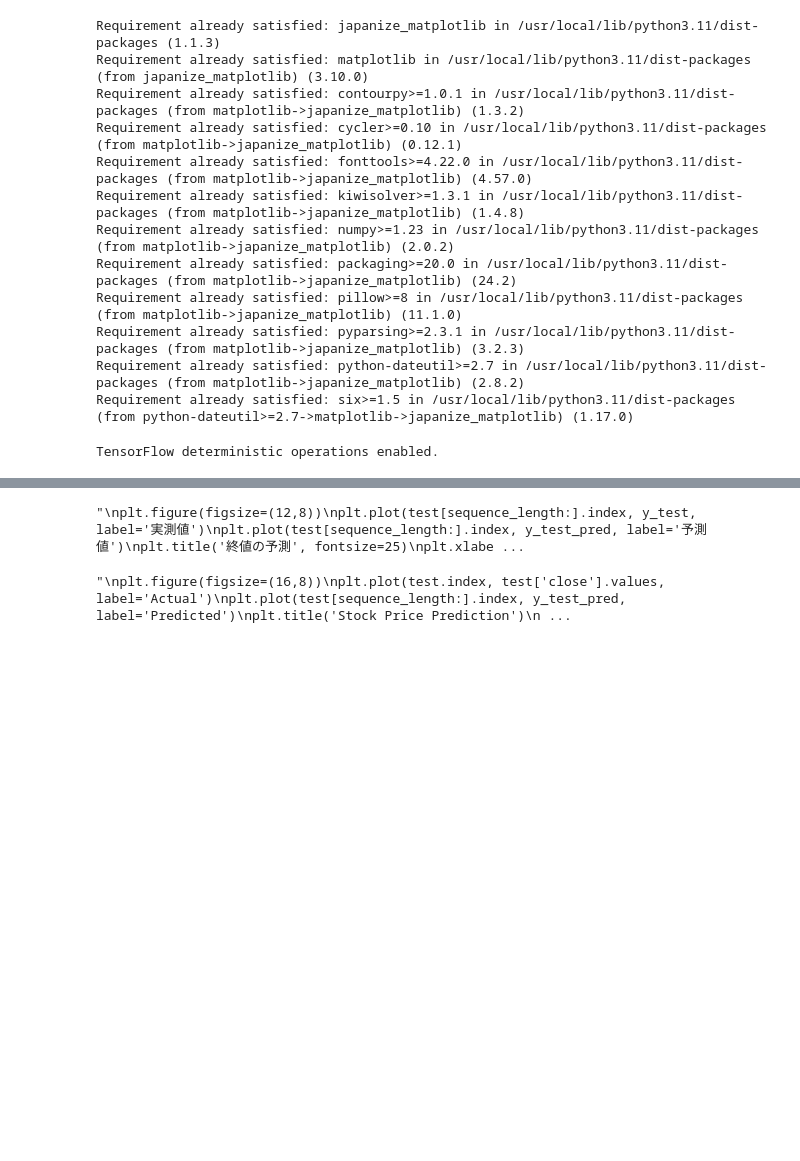
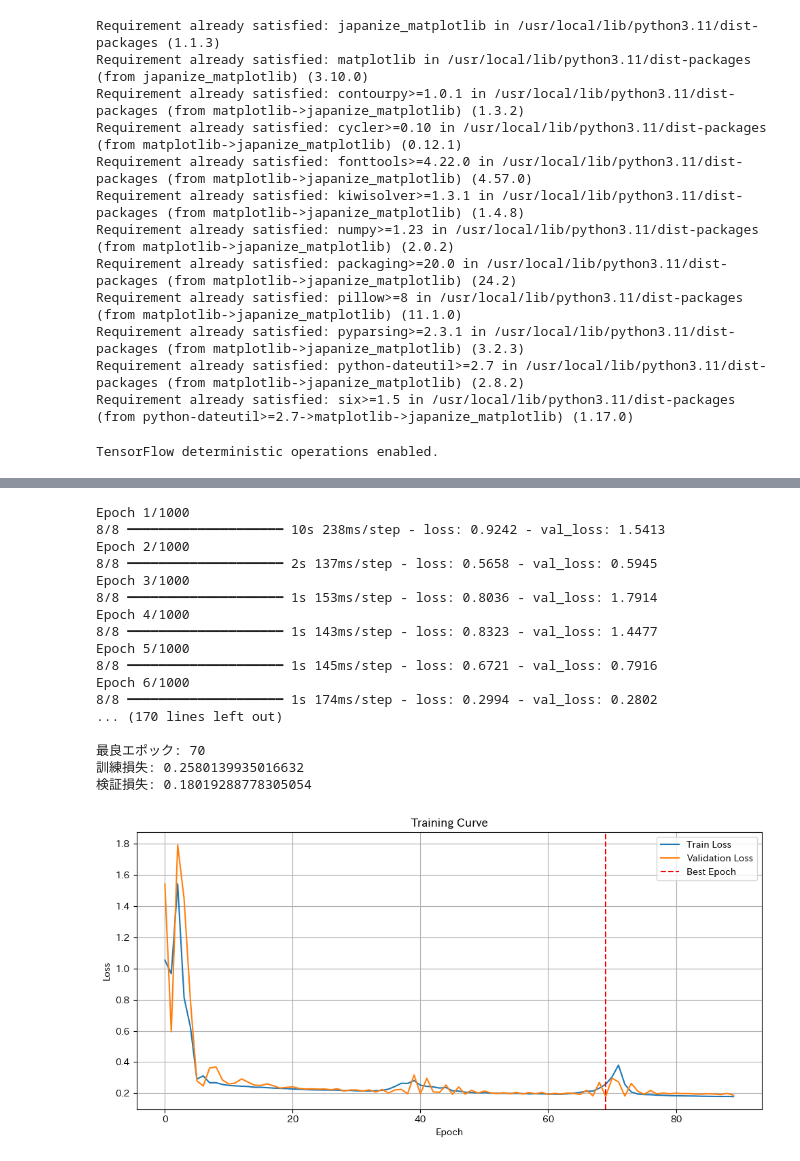
Before and after one commit to kaisei3506/close_price_prediction, a Jupyter notebook: close_price_prediction_by_lstm.ipynb, the cells around one changed output, grey strips where cells are left out. Cells and saved outputs as stored; diff of their text form; code cells hidden in the pictures; blank space fills up the shorter version.

```diff
--- a/close_price_prediction_by_lstm.ipynb
+++ b/close_price_prediction_by_lstm.ipynb
@@ -455,28 +458,53 @@ print(f"Test RMSE: {test_rmse}")
+# %%
+# Transformerモデルの学習
+transformer_model = train_model_with_early_stopping(transformer_model,
+                                                     X_train_scaled, y_train_scaled,
+                                                     X_valid_scaled, y_valid_scaled
+)
+# %% [output]
+Epoch 1/1000
+8/8 ━━━━━━━━━━━━━━━━━━━━ 10s 238ms/step - loss: 0.9242 - val_loss: 1.5413
+Epoch 2/1000
+8/8 ━━━━━━━━━━━━━━━━━━━━ 2s 137ms/step - loss: 0.5658 - val_loss: 0.5945
+Epoch 3/1000
+8/8 ━━━━━━━━━━━━━━━━━━━━ 1s 153ms/step - loss: 0.8036 - val_loss: 1.7914
+Epoch 4/1000
+8/8 ━━━━━━━━━━━━━━━━━━━━ 1s 143ms/step - loss: 0.8323 - val_loss: 1.4477
+Epoch 5/1000
+8/8 ━━━━━━━━━━━━━━━━━━━━ 1s 145ms/step - loss: 0.6721 - val_loss: 0.7916
+Epoch 6/1000
+8/8 ━━━━━━━━━━━━━━━━━━━━ 1s 174ms/step - loss: 0.2994 - val_loss: 0.2802
+... (170 lines left out)
+
+最良エポック: 70
+訓練損失: 0.2580139935016632
+検証損失: 0.18019288778305054
+[figure, added]
 # %%
-'''
-plt.figure(figsize=(12,8))
-plt.plot(test[sequence_length:].index, y_test, label='実測値')
-plt.plot(test[sequence_length:].index, y_test_pred, label='予測値')
-plt.title('終値の予測', fontsize=25)
-plt.xlabel('日付', fontsize=20)
-plt.ylabel('価格(円)', fontsize=20)
-plt.legend(fontsize=20)
-plt.grid()
-plt.show()
-'''
+from sklearn.metrics import mean_squared_error
+
+# テストデータに対する汎化性能を評価
+
+def evaluate(model, X_test_scaled, y_test_scaled, y_test, scaler_y, test_df, sequence_length):
+    y_test_pred_scaled = model.predict(X_test_scaled)
+    y_test_pred = scaler_y.inverse_transform(y_test_pred_scaled)
+    y_test_pred = y_test_pred.flatten()
+    y_test = y_test.flatten()
+
+    scaled_test_mse = mean_squared_error(y_test_scaled, y_test_pred_scaled)
+    inversed_test_mse = mean_squared_error(y_test, y_test_pred)
+    inversed_test_rmse = np.sqrt(inversed_test_mse)
+
+    print(f"Scaled Test MSE: {scaled_test_mse}")
+    print(f"Inversed Test MSE: {inversed_test_mse}")
+    print(f"Inversed Test RMSE: {inversed_test_rmse}")
+
+    plt.figure(figsize=(16, 8))
+    plt.plot(test_df.index, test_df['close'].values, label='実測値')
+    plt.plot(test_df[sequence_length:].index, y_test_pred, label='予測値')
+    plt.title('終値の予測', fontsize=25)
+    plt.xlabel('日付', fontsize=20)
+    plt.ylabel('終値', fontsize=20)
+    plt.legend(fontsize=20)
+    plt.grid()
+    plt.show()
-# %% [output]
-"\nplt.figure(figsize=(12,8))\nplt.plot(test[sequence_length:].index, y_test, label='実測値')\nplt.plot(test[sequence_length:].index, y_test_pred, label='予測値')\nplt.title('終値の予測', fontsize=25)\nplt.xlabe ...
-# %%
-'''
-plt.figure(figsize=(16,8))
-plt.plot(test.index, test['close'].values, label='Actual')
-plt.plot(test[sequence_length:].index, y_test_pred, label='Predicted')
-plt.title('Stock Price Prediction')
-plt.xlabel('Date')
-plt.ylabel('Price')
-plt.legend()
-plt.grid()
-plt.show()
-'''
-# %% [output]
-"\nplt.figure(figsize=(16,8))\nplt.plot(test.index, test['close'].values, label='Actual')\nplt.plot(test[sequence_length:].index, y_test_pred, label='Predicted')\nplt.title('Stock Price Prediction')\n ...
```
Also changed, not shown: parts of 20 cells of this notebook.
